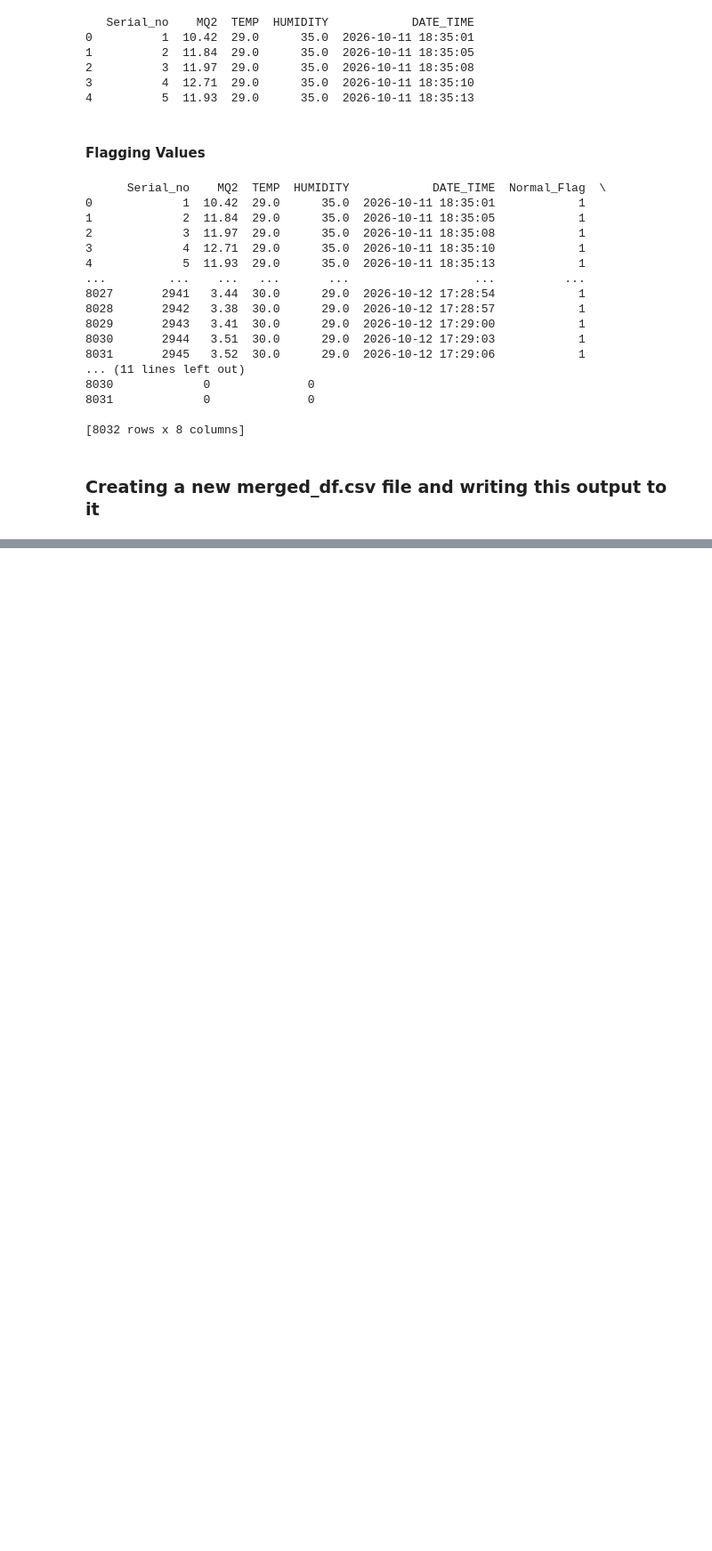
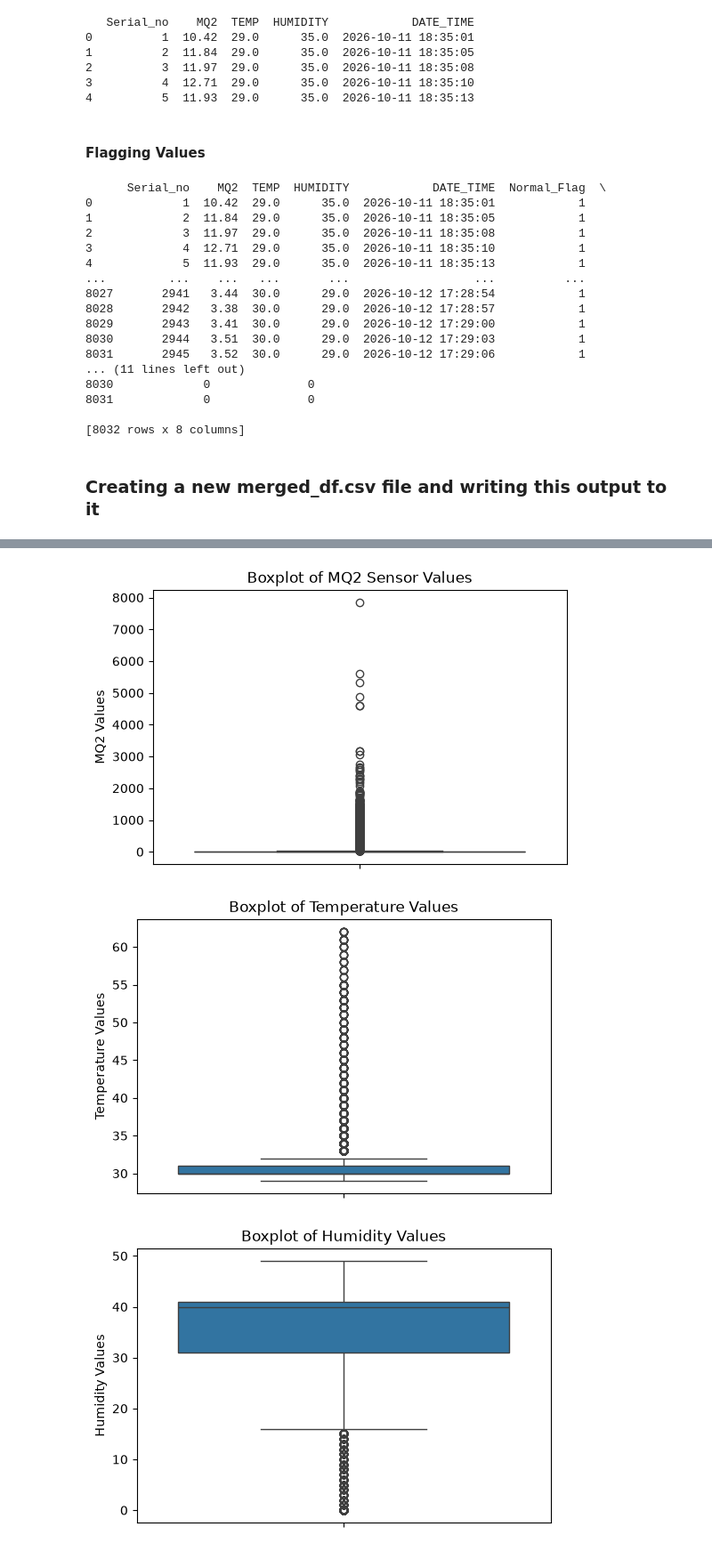
Before and after one commit to Gas-Sensor-Project-BitsCS/Gas_Leak_Data_Analysis_ML, a Jupyter notebook: DA_ML/DataModel.ipynb, the cells around one changed output, grey strips where cells are left out. Shown at 89% size. Saved outputs shown, nothing was run; the diff lists cells and outputs as text; code cells hidden in the pictures; blank space fills up the shorter version.

```diff
--- a/DA_ML/DataModel.ipynb
+++ b/DA_ML/DataModel.ipynb
@@ -58,0 +102,31 @@ merged_df.to_csv("merged_df.csv", index=False)
+# %%
+plt.figure(figsize=(6, 4))
+
+sns.boxplot(y=df_merged['MQ2'])
+
+plt.title('Boxplot of MQ2 Sensor Values')
+plt.ylabel('MQ2 Values')
+
+plt.show()
+
+plt.figure(figsize=(6, 4))
+
+sns.boxplot(y=df_merged['TEMP'])
+
+plt.title('Boxplot of Temperature Values')
+plt.ylabel('Temperature Values')
+
+plt.show()
+
+plt.figure(figsize=(6, 4))
+
+sns.boxplot(y=df_merged['HUMIDITY'])
+
+plt.title('Boxplot of Humidity Values')
+plt.ylabel('Humidity Values')
+
+plt.show()
+# %% [output]
+[figure, added]
+[figure, added]
+[figure, added]
```
Also changed, not shown: parts of 20 cells of this notebook, 1 other file.
